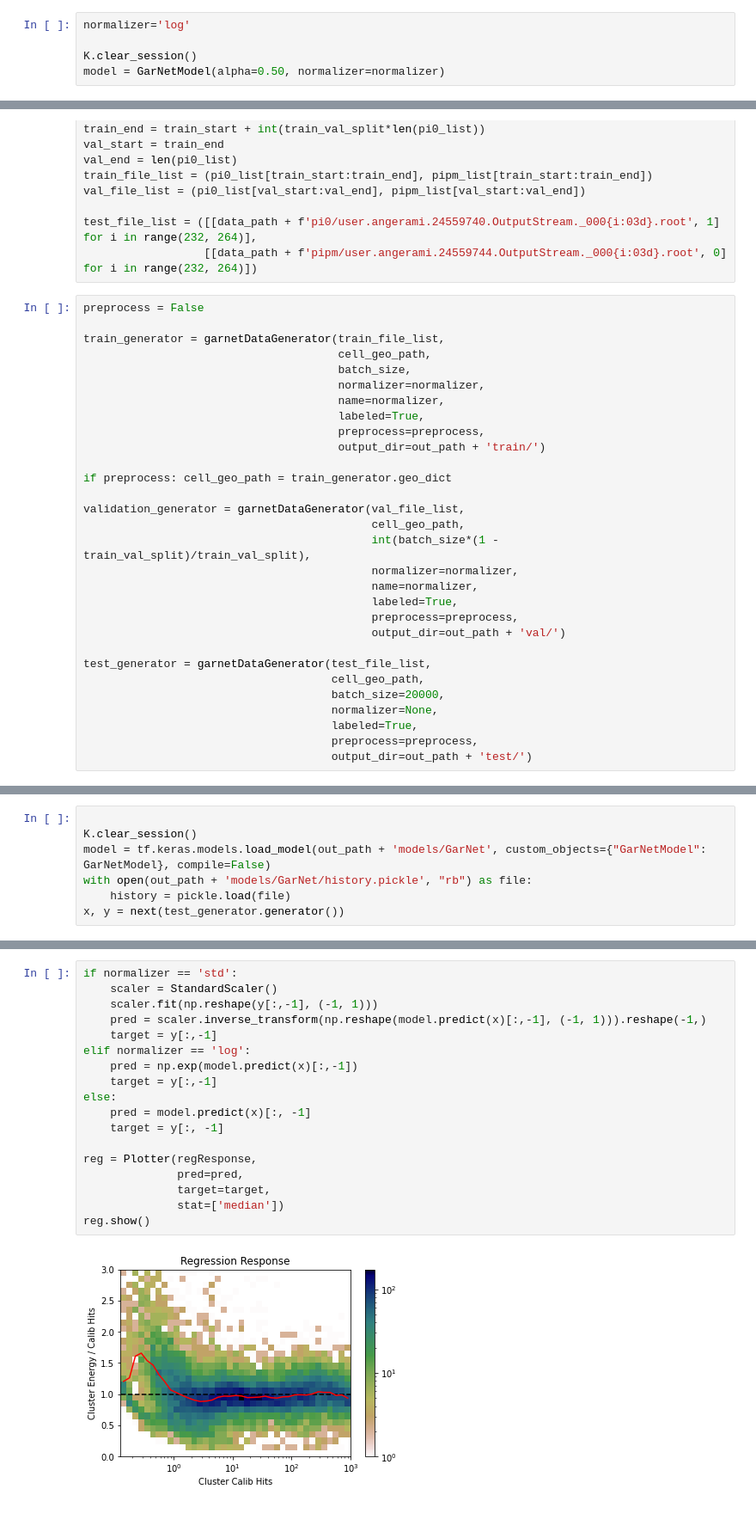
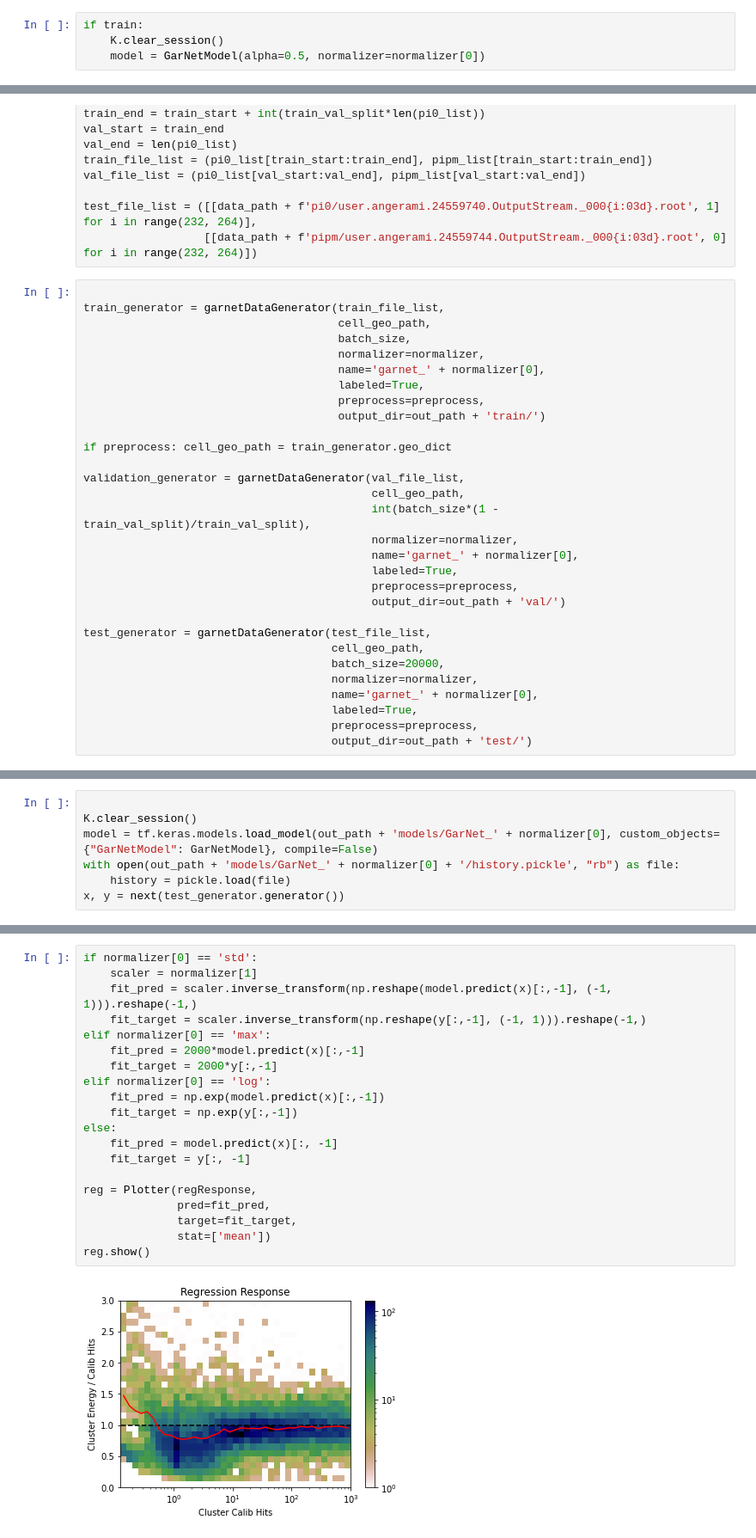
Before and after one commit to joshlerner/triumf-ml, a Jupyter notebook: PionReconstruction/PionTrainingExample.ipynb, the cells around one changed output, grey strips where cells are left out. Shown at 86% size. Drawn from its saved outputs; the diff is of its cells as text.

Commit message:
log normalized training

```diff
--- a/PionReconstruction/PionTrainingExample.ipynb
+++ b/PionReconstruction/PionTrainingExample.ipynb
@@ -32,6 +67,5 @@ out_path = '/fast_scratch_1/jlerner/data/'
 # %%
-normalizer='log'
-
-K.clear_session()
-model = GarNetModel(alpha=0.50, normalizer=normalizer)
+if train:
+    K.clear_session()
+    model = GarNetModel(alpha=0.5, normalizer=normalizer[0])
 # %% [output]
@@ -77,13 +94,12 @@ val_file_list = (pi0_list[val_start:val_end], pipm_list[val_start:val_end])
 test_file_list = ([[data_path + f'pi0/user.angerami.24559740.OutputStream._000{i:03d}.root', 1] for i in range(232, 264)],
                   [[data_path + f'pipm/user.angerami.24559744.OutputStream._000{i:03d}.root', 0] for i in range(232, 264)])
 # %%
-preprocess = False
 
 train_generator = garnetDataGenerator(train_file_list,
                                       cell_geo_path,
                                       batch_size,
                                       normalizer=normalizer,
-                                      name=normalizer,
+                                      name='garnet_' + normalizer[0],
                                       labeled=True,
                                       preprocess=preprocess,
                                       output_dir=out_path + 'train/')
@@ -94,7 +110,7 @@ validation_generator = garnetDataGenerator(val_file_list,
                                            cell_geo_path,
                                            int(batch_size*(1 - train_val_split)/train_val_split),
                                            normalizer=normalizer,
-                                           name=normalizer,
+                                           name='garnet_' + normalizer[0],
                                            labeled=True,
                                            preprocess=preprocess,
                                            output_dir=out_path + 'val/')
@@ -102,7 +118,8 @@ validation_generator = garnetDataGenerator(val_file_list,
 test_generator = garnetDataGenerator(test_file_list,
                                      cell_geo_path,
                                      batch_size=20000,
-                                     normalizer=None,
+                                     normalizer=normalizer,
+                                     name='garnet_' + normalizer[0],
                                      labeled=True,
                                      preprocess=preprocess,
                                      output_dir=out_path + 'test/')
@@ -157,7 +165,7 @@ INFO:tensorflow:Assets written to: /fast_scratch_1/jlerner/data/models/GarNet/as
 # %%
 
 K.clear_session()
-model = tf.keras.models.load_model(out_path + 'models/GarNet', custom_objects={"GarNetModel": GarNetModel}, compile=False)
-with open(out_path + 'models/GarNet/history.pickle', "rb") as file:
+model = tf.keras.models.load_model(out_path + 'models/GarNet_' + normalizer[0], custom_objects={"GarNetModel": GarNetModel}, compile=False)
+with open(out_path + 'models/GarNet_' + normalizer[0] + '/history.pickle', "rb") as file:
     history = pickle.load(file)
 x, y = next(test_generator.generator())
@@ -197,20 +187,22 @@ ROC.show()
 # %%
-if normalizer == 'std':
-    scaler = StandardScaler()
-    scaler.fit(np.reshape(y[:,-1], (-1, 1)))
-    pred = scaler.inverse_transform(np.reshape(model.predict(x)[:,-1], (-1, 1))).reshape(-1,)
-    target = y[:,-1]
-elif normalizer == 'log':
-    pred = np.exp(model.predict(x)[:,-1])
-    target = y[:,-1]
+if normalizer[0] == 'std':
+    scaler = normalizer[1]
+    fit_pred = scaler.inverse_transform(np.reshape(model.predict(x)[:,-1], (-1, 1))).reshape(-1,)
+    fit_target = scaler.inverse_transform(np.reshape(y[:,-1], (-1, 1))).reshape(-1,)
+elif normalizer[0] == 'max':
+    fit_pred = 2000*model.predict(x)[:,-1]
+    fit_target = 2000*y[:,-1]
+elif normalizer[0] == 'log':
+    fit_pred = np.exp(model.predict(x)[:,-1])
+    fit_target = np.exp(y[:,-1])
 else:
-    pred = model.predict(x)[:, -1]
-    target = y[:, -1]
+    fit_pred = model.predict(x)[:, -1]
+    fit_target = y[:, -1]
 
 reg = Plotter(regResponse,
-              pred=pred,
-              target=target,
-              stat=['median'])
+              pred=fit_pred,
+              target=fit_target,
+              stat=['mean'])
 reg.show()
 # %% [output]
-[figure, old version]
+[figure, new version]
```
Also changed, not shown: parts of 15 cells of this notebook, 5 other files.
